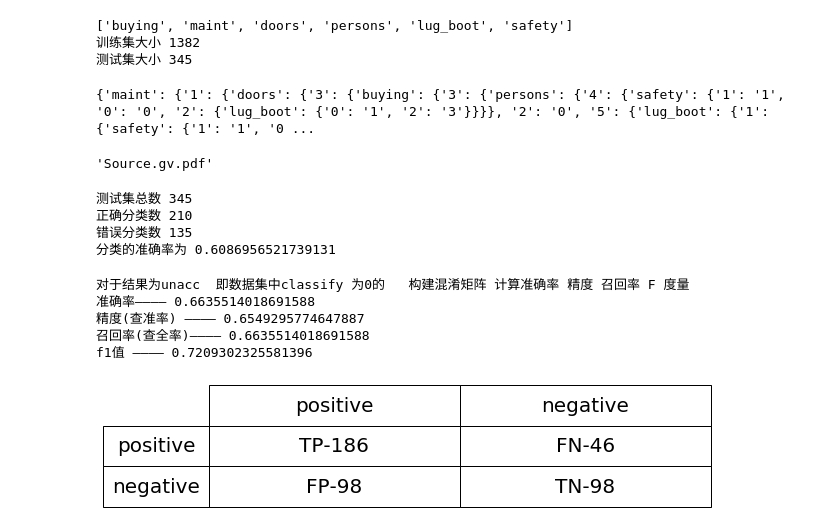
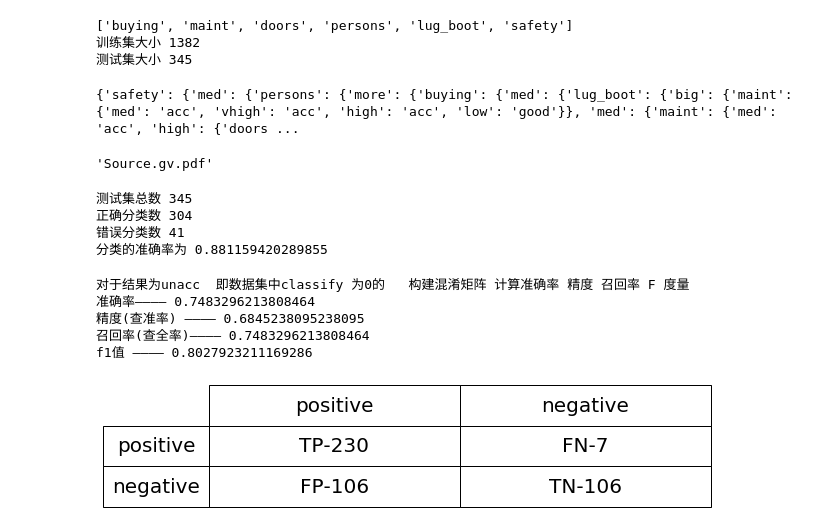
Before and after one commit to ccclll777/dataMining, a Jupyter notebook: Experiment1/CarEvaluationDataMining.ipynb, the cells around one changed output. Saved outputs shown, nothing was run; the diff lists cells and outputs as text; code cells hidden in the pictures.

```diff
--- a/Experiment1/CarEvaluationDataMining.ipynb
+++ b/Experiment1/CarEvaluationDataMining.ipynb
@@ -153,7 +156,7 @@ def getData(filename):
         data_set.append(temp)
     return label,data_set
 
-label_set,data_set = getData('data/car_data.csv')
+label_set,data_set = getData('Experiment1/data/car_data.csv')
 
 print(label_set)
 #加载训练数据 80% 测试数据 20%
@@ -161,18 +164,18 @@ train_list = data_set[0:1382]  # 训练集 数据
 test_list = data_set[1383:]  # 测试集 数据
 print('训练集大小',len(train_list))
 print('测试集大小',len(test_list))
-def storeList():
-    w1 = open('data/cat_train_list.csv','w')
-    w2 = open('data/cat_test_list.csv','w')
-    w1.writelines('buying,maint,doors,persons,lug_boot,safety,classify\n')
-    for data in train_list:
-        w1.writelines('{},{},{},{},{},{},{}\n'.format(data[0],data[1],data[2],
-                                                    data[3],data[4],data[5],data[6]))
-    w2.writelines('buying,maint,doors,persons,lug_boot,safety,classify\n')
-    for data in test_list:
-        w2.writelines('{},{},{},{},{},{},{}\n'.format(data[0],data[1],data[2],
-                                                    data[3],data[4],data[5],data[6]))
-storeList()
+# def storeList():
+#     w1 = open('Experiment1/data/cat_train_list.csv','w')
+#     w2 = open('Experiment1/data/cat_test_list.csv','w')
+#     w1.writelines('buying,maint,doors,persons,lug_boot,safety,classify\n')
+#     for data in train_list:
+#         w1.writelines('{},{},{},{},{},{},{}\n'.format(data[0],data[1],data[2],
+#                                                     data[3],data[4],data[5],data[6]))
+#     w2.writelines('buying,maint,doors,persons,lug_boot,safety,classify\n')
+#     for data in test_list:
+#         w2.writelines('{},{},{},{},{},{},{}\n'.format(data[0],data[1],data[2],
+#                                                     data[3],data[4],data[5],data[6]))
+# storeList()
 # %% [output]
 ['buying', 'maint', 'doors', 'persons', 'lug_boot', 'safety']
 训练集大小 1382
@@ -180,7 +183,6 @@ storeList()
 # %%
 # 决策树算法 ID3
 import operator
-
 # 计算信息熵  信息熵即指类别标签的混乱程度，值越小越好 如果一个节点上的数据的类值对于所有数据都相同，
 # 则熵最小。 混乱程度越小
 def calculateComentropy(dataSet):
@@ -246,7 +248,6 @@ def majority_classify(classList):
 def choose_best_feature(dataSet):
     # 属性的个数
     feature_num = len(dataSet[0]) - 1  # 计算特征维度时要把类别标签那一列去掉
-
     # 计算信息熵
     base_entroy = calculateComentropy(dataSet)  # 计算原始数据集的信息熵
     # 信息增益
@@ -264,12 +265,12 @@ def choose_best_feature(dataSet):
         # 信息增益
         new_entropy = 0.0
         for value in unique_feature:
-            # 切分数据集  去掉 此特征的列
+            # 切分数据集  去掉 此属性特征的列 并且选出了此特征取值为value的数据  以便计算熵
             subDataSet = split_data_set(dataSet, i, value)
             # 特征为i的数据集占总数的比例
             prob = len(subDataSet) / float(len(dataSet))
-            # 信息熵
-            new_entropy += prob * np.log2(prob)
+            # 信息熵 对各个子集求香浓熵
+            new_entropy += prob * calculateComentropy(subDataSet)
 
         # 计算此属性 i 的信息增益
         inforGain = base_entroy - new_entropy
@@ -287,8 +288,8 @@ def createTree(dataSet, labels):
     # 获得类别列表
     for i in dataSet:
         classList.append(i[-1])
+
     # 当类别与属性完全相同时停止
-
     if classList.count(classList[0]) == len(classList):  # 计算classList中某个类别标签的数量，若只有一类，则数量与它的数据长度相等
         return classList[0]
 
@@ -296,10 +297,8 @@ def createTree(dataSet, labels):
     # 当处理完所有特征而类别标签还不唯一时起作用
     if (len(dataSet[0]) == 1):
         return majority_classify(classList)
-
     # 获取最佳划分属性 最好的分类特征
     bestFeat = choose_best_feature(dataSet)
-
     # 接下来使用该分类特征进行分类
     bestFeatLabel = labels[bestFeat]
 
@@ -311,7 +310,6 @@ def createTree(dataSet, labels):
     for example in dataSet:
         featValues.append(example[bestFeat])
     uniqueVals = set(featValues)
-
     for value in uniqueVals:
         subLabels = labels[:]
         # 递归调用创建决策树
@@ -333,9 +331,9 @@ def storeTree(tree, filename):
 labelTree = label_set[:]  # 在createTree函数中会改变label的值，所以这里先将其赋值给labelTree，防止label的值改变
 tree = createTree(train_list, labelTree)
 print(tree)
-storeTree(tree, 'data/dataTree.txt')
+storeTree(tree, 'Experiment1/data/dataTree.txt')
 # %% [output]
-{'maint': {'1': {'doors': {'3': {'buying': {'3': {'persons': {'4': {'safety': {'1': '1', '0': '0', '2': {'lug_boot': {'0': '1', '2': '3'}}}}, '2': '0', '5': {'lug_boot': {'1': {'safety': {'1': '1', '0 ...
+{'safety': {'med': {'persons': {'more': {'buying': {'med': {'lug_boot': {'big': {'maint': {'med': 'acc', 'vhigh': 'acc', 'high': 'acc', 'low': 'good'}}, 'med': {'maint': {'med': 'acc', 'high': {'doors ...
 # %%
 
 #打开文件取出决策树
@@ -346,8 +344,8 @@ def loadTree(filename):
 
 #使用决策树执行分类，返回分类结果
 
-tree = loadTree('data/dataTree_2.txt')
-from lolviz import lolviz
+tree = loadTree('Experiment1/data/dataTree.txt')
+from Experiment1.lolviz import lolviz
 g = lolviz.objviz(tree)
 g.view() # render and show graphviz.files.Source object
 # %% [output]
@@ -377,7 +375,7 @@ def classify(tree, label, testVec):  # label为特征的标签值；testVec为
             else:
                 classLabel = secondDict[key]  # 最后将得到的分类值赋给classLabel输出
     return classLabel
-tree = loadTree('data/dataTree.txt')
+tree = loadTree('Experiment1/data/dataTree.txt')
 pos_count = 0#正确分类数量
 neg_count = 0 #错误分类数量
 classify_result_list = [] #存储分类结果
@@ -396,9 +394,9 @@ print('错误分类数',neg_count)
 print('分类的准确率为',pos_count/len(test_list))
 # %% [output]
 测试集总数 345
-正确分类数 210
-错误分类数 135
-分类的准确率为 0.6086956521739131
+正确分类数 304
+错误分类数 41
+分类的准确率为 0.881159420289855
 # %%
 #对于结果为unacc  classify 为0  构建混淆矩阵 计算准确率 精度 召回率 F 度量
 print('对于结果为unacc  即数据集中classify 为0的   构建混淆矩阵 计算准确率 精度 召回率 F 度量')
@@ -408,13 +406,13 @@ tp, fp, fn, tn = 0, 0, 0, 0
 #fn 为预测结果为1，2，3 且真实为0的数据     将一个正例错误判断为反例
 #tn 为预测结果为1，2，3 且真实为1，2，3的数据   将一个反例正确判断为反例
 for i in range(0,len(classify_result_list)):
-    if test_list[i][6] == '0' and  classify_result_list[i] == '0':
+    if test_list[i][6] == 'unacc' and  classify_result_list[i] == 'unacc':
         tp += 1
-    if test_list[i][6] == '0' and  classify_result_list[i] != '0':
+    if test_list[i][6] == 'unacc' and  classify_result_list[i] != 'unacc':
         fn += 1
-    if test_list[i][6] != '0' and  classify_result_list[i] != '0':
+    if test_list[i][6] != 'unacc' and  classify_result_list[i] != 'unacc':
         fp += 1
-    if test_list[i][6] != '0' and  classify_result_list[i] != '0':
+    if test_list[i][6] != 'unacc' and  classify_result_list[i] != 'unacc':
         tn += 1
 
 
@@ -428,38 +426,38 @@ figC, figR = 2.25*C, R
 fig = plt.figure(figsize=(figC, figR))
 ax = fig.add_subplot(111, frameon=True, xticks=[], yticks=[])
 ax.spines['top'].set_visible(False)
 ax.spines['right'].set_visible(False)
 ax.spines['bottom'].set_visible(False)
 ax.spines['left'].set_visible(False)
 
 table_vals = [['TP-'+str(tp),'FN-'+str(fn)],['FP-'+str(fp),'TN-'+str(tn)]]
 my_table = plt.table(cellText=table_vals, rowLabels=row_labels,
                      colLabels=col_labels,
                      rowLoc='center', loc='center',cellLoc='center')
 my_table.set_fontsize(20)
 
     # 伸缩表格大小常数
 my_table.scale(figR/R*2 ,figC/C*1.5)
 #准确率   分类正确的样本数占样本总数的比例
 accuracy = (tp + tn) / (tp + tn + fp + fn)
 print('准确率————',accuracy)
 
 #精度   预测为正例的样本中真正为正例的比例：
 precision = (tp) / (tp+fp)
 print('精度(查准率) ————',precision)
 #召回率  真正为正例的样本中正确预测为正例的比例：
 recall = (tp) / (tp+fn)
 print('召回率(查全率)————',accuracy)
 #f值
 f1 = (2*precision*recall) / (precision+recall)
 print('f1值 ————',f1)
 # %% [output]
 对于结果为unacc  即数据集中classify 为0的   构建混淆矩阵 计算准确率 精度 召回率 F 度量
-准确率———— 0.6635514018691588
-精度(查准率) ———— 0.6549295774647887
-召回率(查全率)———— 0.6635514018691588
-f1值 ———— 0.7209302325581396
+准确率———— 0.7483296213808464
+精度(查准率) ———— 0.6845238095238095
+召回率(查全率)———— 0.7483296213808464
+f1值 ———— 0.8027923211169286
-[figure, old version]
+[figure, new version]
 # %%
 #对于结果为acc  classify 为1  构建混淆矩阵 计算准确率 精度 召回率 F 度量
 print('对于结果为acc  即数据集中classify 为1的   构建混淆矩阵 计算准确率 精度 召回率 F 度量')
```
Also changed, not shown: parts of 12 cells of this notebook, 25 other files.
